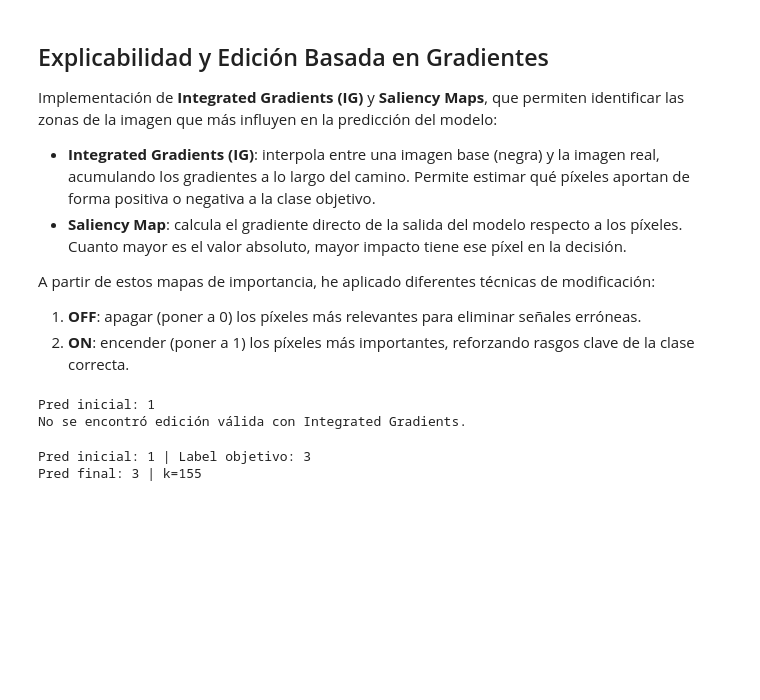
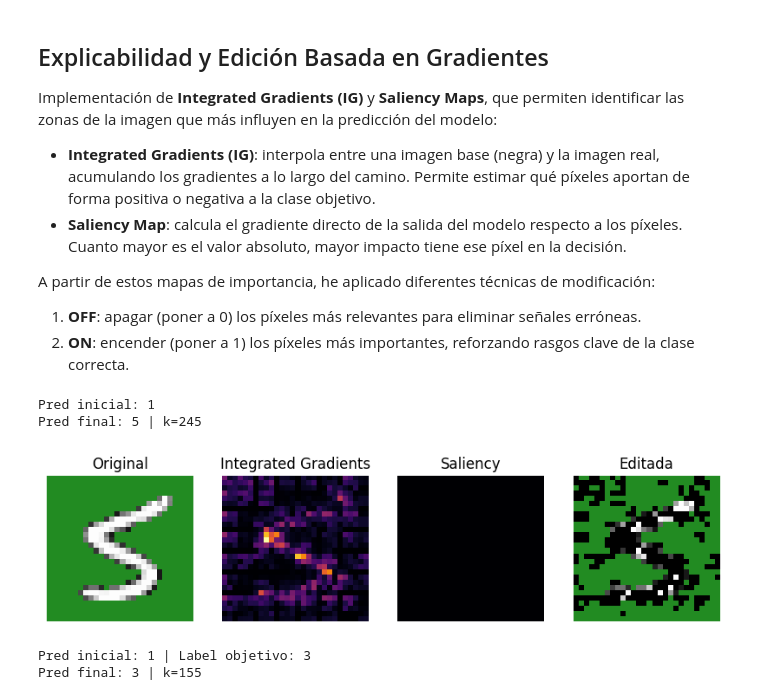
Before and after one commit to ICAI-IMAT-XAI/p2-computer-vision-joaquin, a Jupyter notebook: notebook/challenge.ipynb, the cells around one changed output. Drawn from its saved outputs; the diff is of its cells as text; code cells hidden in the pictures; blank space fills up the shorter version.

```diff
--- a/notebook/challenge.ipynb
+++ b/notebook/challenge.ipynb
@@ -195,25 +195,40 @@ def number_changed_pixels(img_a: Image.Image, img_b: Image.Image) -> tuple[int,
 # Función de modificación de píxeles
 def set_pixels(img_t: torch.Tensor, index: list[tuple[int,int]], mode: str = "off") -> torch.Tensor:
     """
-    Fija a 0 ('off') o a 1 ('on') los píxeles en las coordenadas (y, x).
+    Fija a 0 ('off'), 1 ('on') o al color del fondo ('color') los píxeles indicados (y, x).
 
-    Esto se usa para "apagar" o "encender" los píxeles más relevantes
-    según el mapa de explicabilidad. La idea es alterar regiones críticas
-    para observar cómo cambia la predicción del modelo.
+    Si mode='color', toma el color medio del borde de la imagen como referencia.
     """
-
-    # Valor a asignar según modo
-    val = 0.0 if mode == "off" else 1.0
-
-    # Crea una copia de la imagen original
+    # Copiamos la imagen
     output = img_t.clone().detach()
 
-    # Se modifican los píxeles indicados
+    # Dimensiones
+    _, C, H, W = output.shape
+
+    # --- Determinar el valor a asignar según modo ---
+    if mode == "on":
+        val = torch.ones(C, device=output.device)          # blanco
+    elif mode == "off":
+        val = torch.zeros(C, device=output.device)         # negro
+    elif mode == "color":
+        # Extrae los bordes para estimar el color de fondo
+        top    = output[0, :, 0, :]        # fila superior
+        bottom = output[0, :, -1, :]       # fila inferior
+        left   = output[0, :, :, 0]        # columna izquierda
+        right  = output[0, :, :, -1]       # columna derecha
+
+        # Promedio de todos los bordes → color base [C]
+        val = torch.cat([top, bottom, left, right], dim=1).mean(dim=1)
+    else:
+        raise ValueError("mode debe ser 'on', 'off' o 'color'")
+
+    # --- Aplicar el valor calculado a los píxeles seleccionados ---
     for (y, x) in index:
         output[0, :, y, x] = val
 
-    # Se limita el rango a [0, 1] para mantener imagen válida
+    # Clamp a [0,1] para mantener rango válido
     return output.clamp(0, 1)
+
 
 def topk_from_map(score_map: torch.Tensor, k: int) -> list[tuple[int,int]]:
     """
@@ -303,38 +318,39 @@ def show_xai_results(orig_pil, ig_map_t, sal_map_t, edited_pil, title):
 img_path = challenge_dir / '0_label5.png'
 y_true = 5
 
 orig_pil = Image.open(img_path).convert('RGB')
 x0 = to_tensor(orig_pil).unsqueeze(0).to(device)
 
 print(f"Pred inicial: {get_pred(model, x0)}")
 
 ig_t  = integrated_grad_map(model, x0, y_true)
 sal_t = saliency_map(model, x0, y_true)
 
-combined_map = (0.6 * ig_t + 0.4 * sal_t)
-combined_map = combined_map / combined_map.max()
+H, W = x0.shape[2], x0.shape[3]
+max_pixels = int(0.4 * H * W)
 
-ks = list(range(40, 220, 5))
-res = look_over_k(model, x0, y_true, combined_map, ks, mode="on")
+ks = list(range(10, max_pixels, 5))
+res = look_over_k(model, x0, y_true, ig_t, ks, mode="off")
 
 if res:
 
     x_best, k_best, pred_best, changed = res
     edited_pil = to_pil(x_best[0].cpu())
 
     print(f"Pred final: {pred_best} | k={k_best}")
 
     edited_dir = (challenge_dir / 'edited')
     edited_dir.mkdir(parents=True, exist_ok=True)
     out_path = edited_dir / img_path.name
     edited_pil.save(out_path)
 
     show_xai_results(orig_pil, ig_t, sal_t, edited_pil, "0_label5 → 5 (Two-Point)")
 else:
     print("No se encontró edición válida con Integrated Gradients.")
 # %% [output]
 Pred inicial: 1
-No se encontró edición válida con Integrated Gradients.
+Pred final: 5 | k=245
+[figure, added]
 # %%
 img_path = challenge_dir / '1_label3.png'
 y_true = 3
```
Also changed, not shown: parts of 5 cells of this notebook.
